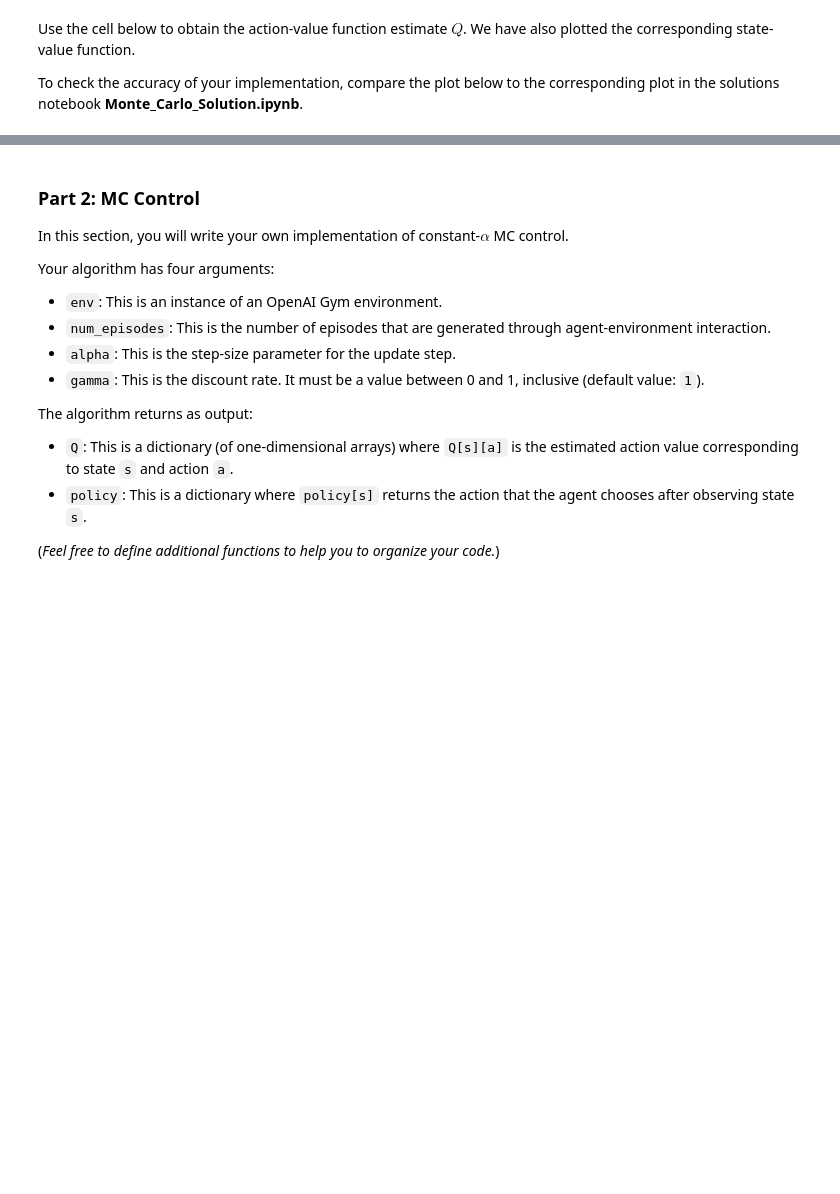
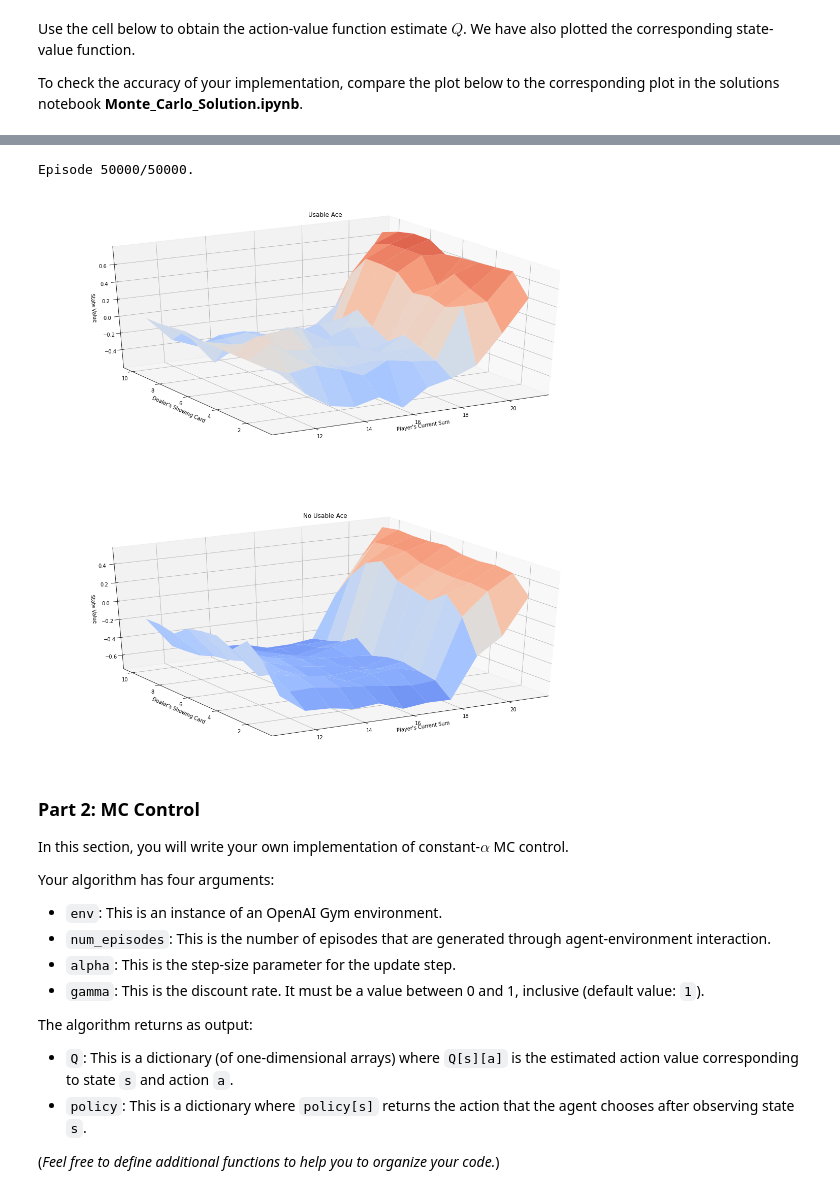
Before and after one commit to kw90/deep-reinforcement-learning, a Jupyter notebook: monte-carlo/Monte_Carlo.ipynb, the cells around one changed output, grey strips where cells are left out. Drawn from its saved outputs; the diff is of its cells as text; code cells hidden in the pictures; blank space fills up the shorter version.

```diff
--- a/monte-carlo/Monte_Carlo.ipynb
+++ b/monte-carlo/Monte_Carlo.ipynb
@@ -149,3 +160,16 @@ Episode 500000/500000.
+# %%
+# obtain the action-value function
+Q = mc_prediction_q(env, 50000, generate_episode_from_limit_stochastic, gamma=0.8)
+
+# obtain the corresponding state-value function
+V_to_plot = dict((k,(k[0]>18)*(np.dot([0.8, 0.2],v)) + (k[0]<=18)*(np.dot([0.2, 0.8],v))) \
+         for k, v in Q.items())
+
+# plot the state-value function
+plot_blackjack_values(V_to_plot)
+# %% [output]
+Episode 50000/50000.
+[figure, added]
 # %% [markdown]
 ### Part 2: MC Control
 
```
Also changed, not shown: parts of 5 cells of this notebook, 1 other file.
